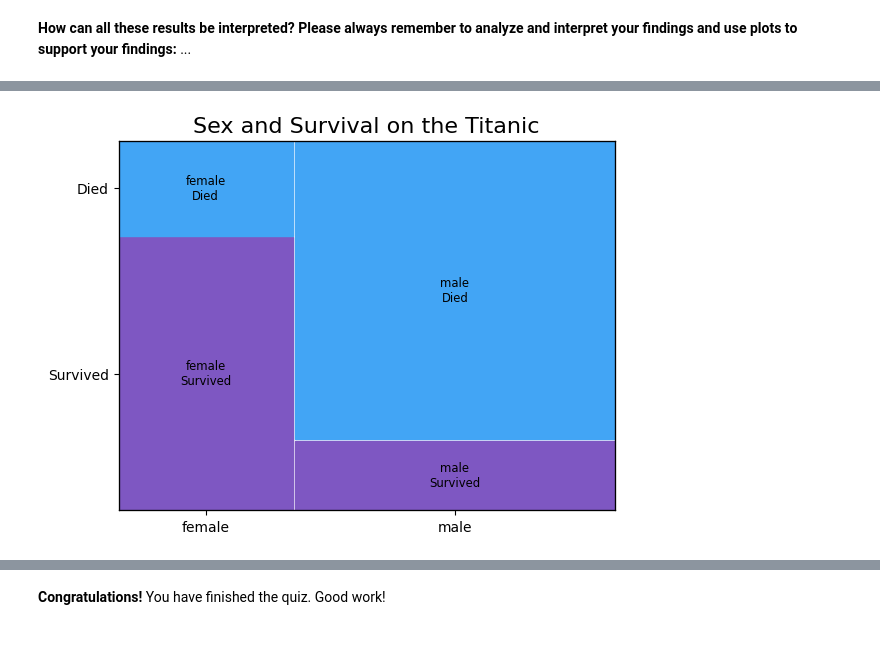
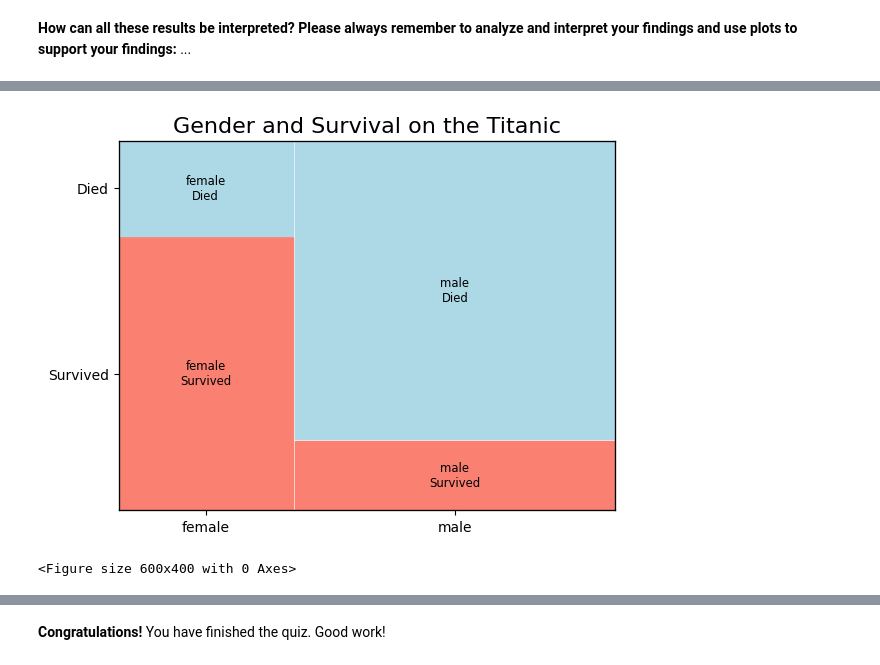
Before and after one commit to marcarvajalma/AlgorithmsUN2024II, a Jupyter notebook: Quiz2/marcarvajalma_Quiz2.ipynb, the cells around one changed output, grey strips where cells are left out. Saved outputs shown, nothing was run; the diff lists cells and outputs as text; code cells hidden in the pictures.

```diff
--- a/Quiz2/marcarvajalma_Quiz2.ipynb
+++ b/Quiz2/marcarvajalma_Quiz2.ipynb
@@ -839,10 +859,12 @@ La gráfica muestra como la mayoría de las personas en la tragedia, tenían ent
 # %%
 from statsmodels.graphics.mosaicplot import mosaic
 
-data = pd.DataFrame({'Sex': titanic.loc[:,"Sex"], 'Sobrevivio': titanic.loc[:,"Survived"]}).replace({1:"Survived",0:"Died"})
-data1=data.sort_values('Sex')
-mosaic(data1,['Sex','Sobrevivio'], gap=0.005, properties=lambda key: {'color': '#7E57C2' if key[1] == 'Survived' else '#42A5F5'})
-plt.title('Sex and Survival on the Titanic', fontsize=16)  # Título
+data = pd.DataFrame({'Gender': titanic.loc[:,"Gender"], 'Sobrevivio': titanic.loc[:,"Survived"]}).replace({1:"Survived",0:"Died"})
+data1=data.sort_values('Gender')
+mosaic(data1,['Gender','Sobrevivio'], gap=0.005, properties=lambda key: {'color': 'salmon' if key[1] == 'Survived' else 'lightblue'})
+plt.title('Gender and Survival on the Titanic', fontsize=16)  # Título
+plt.figure(figsize=(6, 4)) #Tamaño
 plt.show()
 # %% [output]
-[figure, old version]
+[figure, new version]
+<Figure size 600x400 with 0 Axes>
```
Also changed, not shown: parts of 17 cells of this notebook.
